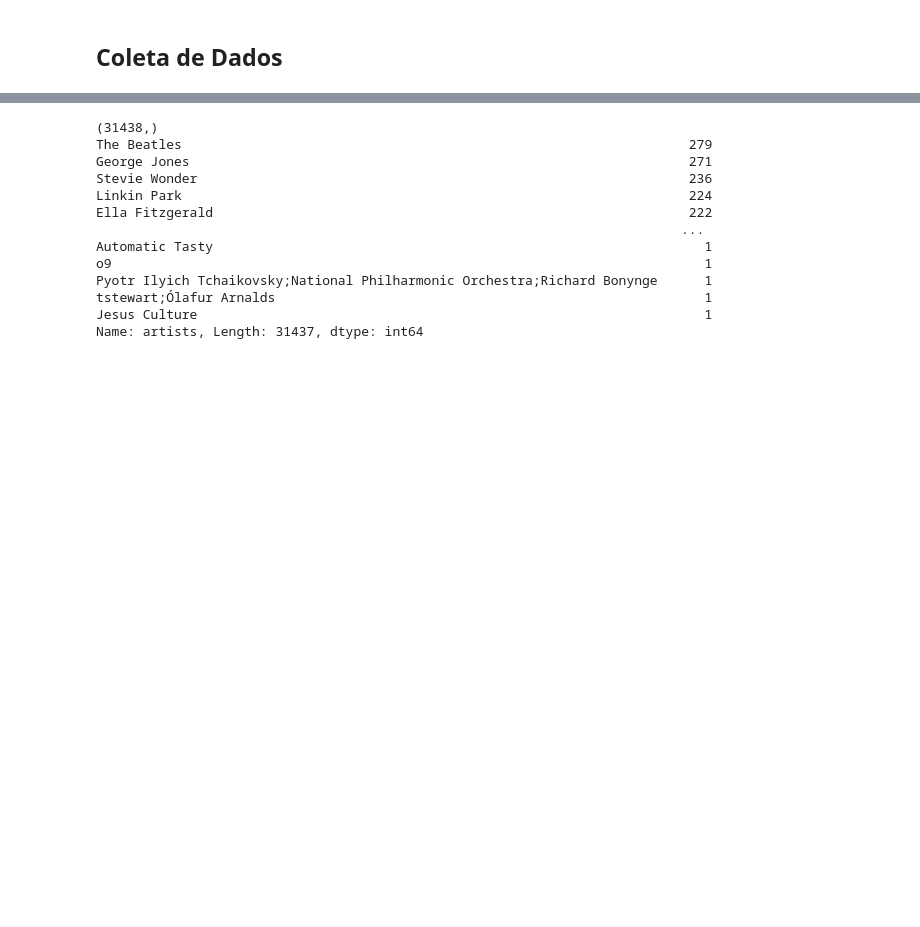
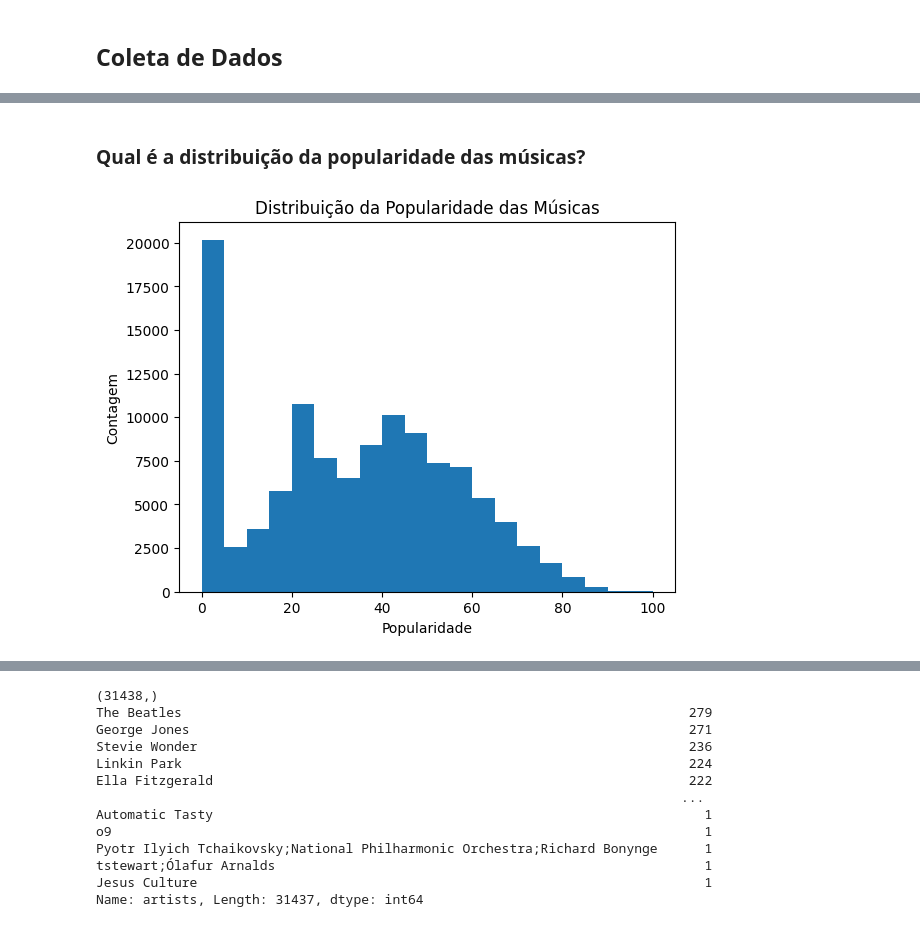
Before and after one commit to thaistudandoo/Spotify, a Jupyter notebook: SpotifyDataExploration.ipynb, the cells around one changed output, grey strips where cells are left out. Cells and saved outputs as stored; diff of their text form; code cells hidden in the pictures; blank space fills up the shorter version.

```diff
--- a/SpotifyDataExploration.ipynb
+++ b/SpotifyDataExploration.ipynb
@@ -94,0 +189,11 @@ data.describe()
+# %% [markdown]
+### Qual é a distribuição da popularidade das músicas?
+# %%
+# Distribuição da popularidade das músicas
+plt.hist(data['popularity'], bins=20)
+plt.xlabel('Popularidade')
+plt.ylabel('Contagem')
+plt.title('Distribuição da Popularidade das Músicas')
+plt.show()
+# %% [output]
+[figure, added]
```
Also changed, not shown: parts of 29 cells of this notebook.
